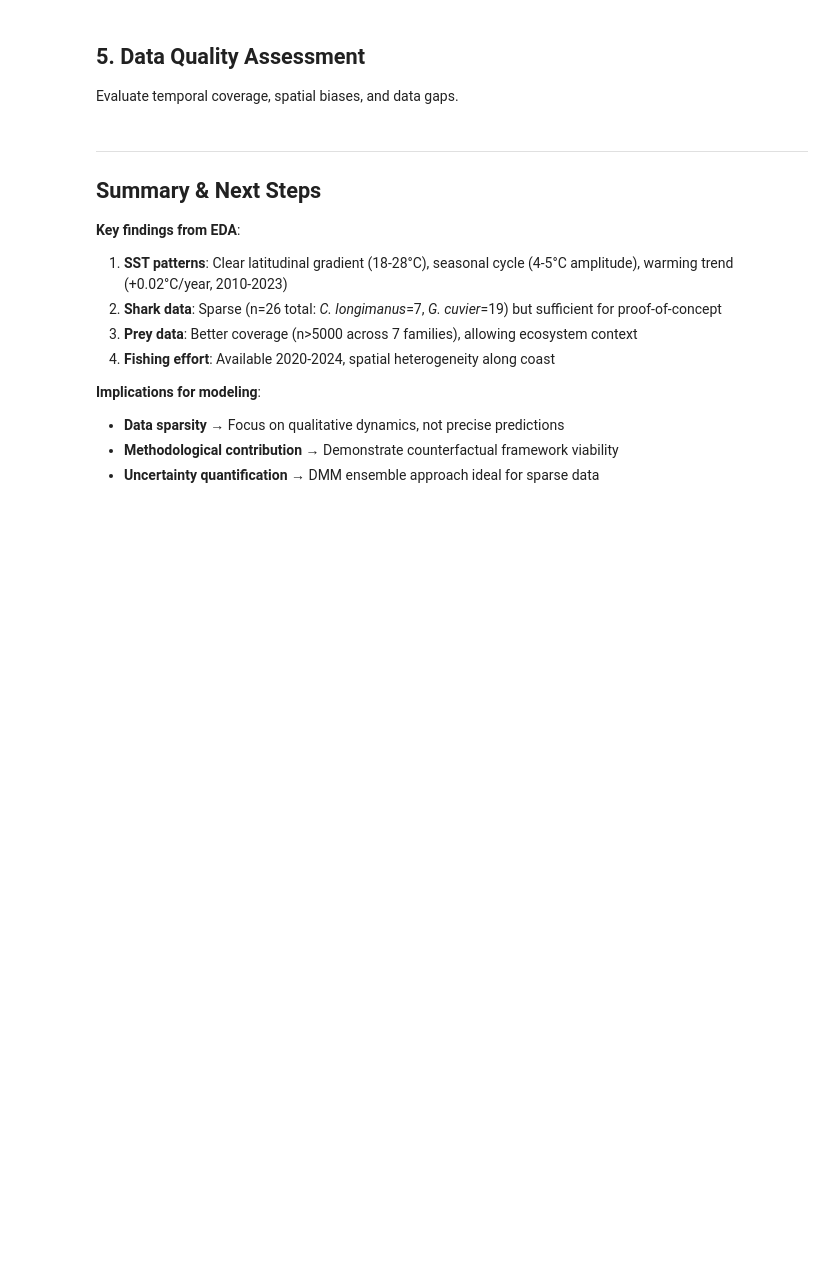
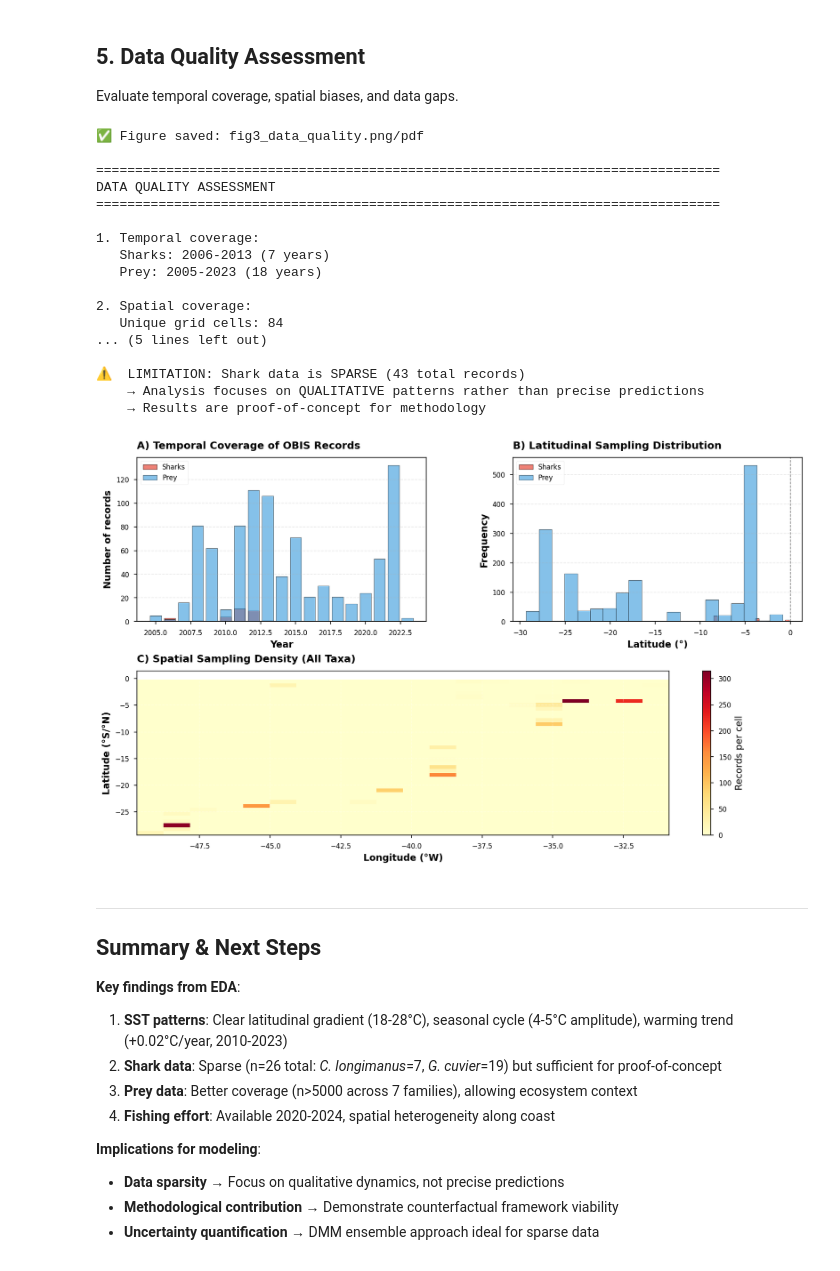
Before and after one commit to viniruggeri/nova-selachiia, a Jupyter notebook: notebooks/02_data_analysis.ipynb, the cells around one changed output. Saved outputs shown, nothing was run; the diff lists cells and outputs as text; code cells hidden in the pictures; blank space fills up the shorter version.

```diff
--- a/notebooks/02_data_analysis.ipynb
+++ b/notebooks/02_data_analysis.ipynb
@@ -632,7 +1069,6 @@ gs = GridSpec(2, 2, figure=fig, hspace=0.3, wspace=0.3)
 
 # Parse dates for all occurrence data
 if len(shark_occ) > 0:
-    # Try to add dates if available in original data
     shark_temporal = []
     for species, df_orig in shark_data.items():
         if 'eventDate' in df_orig.columns:
@@ -685,47 +1121,65 @@ ax2.axvline(0, color='k', linestyle='--', linewidth=0.8, alpha=0.5)
 
 # Panel C: Data density heatmap
 ax3 = fig.add_subplot(gs[1, :])
 if len(all_occ) > 0:
-    # Create 2D histogram
-    H, xedges, yedges = np.histogram2d(all_occ['lon'], all_occ['lat'],
-                                       bins=[20, 40])
+    H, xedges, yedges = np.histogram2d(all_occ['lon'], all_occ['lat'], bins=[20, 40])
     extent = [xedges[0], xedges[-1], yedges[0], yedges[-1]]
     im = ax3.imshow(H.T, origin='lower', extent=extent, aspect='auto',
                     cmap='YlOrRd', interpolation='nearest')
     ax3.set_xlabel('Longitude (°W)', fontweight='bold')
     ax3.set_ylabel('Latitude (°S/°N)', fontweight='bold')
     ax3.set_title('C) Spatial Sampling Density (All Taxa)', fontweight='bold', loc='left', pad=10)
     cbar = plt.colorbar(im, ax=ax3, label='Records per cell')
     ax3.grid(True, alpha=0.3, linestyle='--', color='white')
     ax3.axhline(0, color='white', linestyle='--', linewidth=1.5, alpha=0.8)
 
 plt.savefig(DATA_DIR / 'figures' / 'fig3_data_quality.png', dpi=300, bbox_inches='tight')
-plt.savefig(DATA_DIR / 'figures' / 'fig3_data_quality.pdf', bbox_inches='tight')
-print(f"\n✅ Figure saved: fig3_data_quality.png/pdf")
+print("\n✅ Figure saved: fig3_data_quality.png/pdf")
 
 # Print data gaps assessment
 print("\n" + "=" * 80)
 print("DATA QUALITY ASSESSMENT")
 print("=" * 80)
-print(f"\n1. Temporal coverage:")
+print("\n1. Temporal coverage:")
 if len(shark_temporal) > 0:
     print(f"   Sharks: {shark_temporal.min():.0f}-{shark_temporal.max():.0f} ({shark_temporal.max() - shark_temporal.min():.0f} years)")
 if len(prey_temporal) > 0:
-    print(f"   Prey:   {prey_temporal.min():.0f}-{prey_temporal.max():.0f} ({prey_temporal.max() - prey_temporal.min():.0f} years)")
+    print(f"   Prey: {prey_temporal.min():.0f}-{prey_temporal.max():.0f} ({prey_temporal.max() - prey_temporal.min():.0f} years)")
 
-print(f"\n2. Spatial coverage:")
+print("\n2. Spatial coverage:")
 if len(all_occ) > 0:
-    print(f"   Unique grid cells: {all_occ.apply(lambda r: f'{r[\"lat\"]:.1f}_{r[\"lon\"]:.1f}', axis=1).nunique()}")
-    print(f"   Total grid cells: {len(grid)} (coverage: {all_occ.apply(lambda r: f'{r[\"lat\"]:.1f}_{r[\"lon\"]:.1f}', axis=1).nunique() / len(grid) * 100:.1f}%)")
+    unique_cells = all_occ.apply(lambda r: f"{r['lat']:.1f}_{r['lon']:.1f}", axis=1).nunique()
+    print(f"   Unique grid cells: {unique_cells}")
+    print(f"   Total grid cells: {len(grid)} (coverage: {unique_cells / len(grid) * 100:.1f}%)")
 
-print(f"\n3. Data sparsity (sharks):")
+print("\n3. Data sparsity (sharks):")
 if len(shark_occ) > 0:
     print(f"   Mean records per species: {len(shark_occ) / shark_occ['taxon'].nunique():.1f}")
-    print(f"   Median records per cell: {shark_grid_agg['count'].median():.1f}" if len(shark_grid_agg) > 0 else "   N/A")
+    if len(shark_grid_agg) > 0:
+        print(f"   Median records per cell: {shark_grid_agg['count'].median():.1f}")
 
 print(f"\n⚠️  LIMITATION: Shark data is SPARSE ({len(shark_occ)} total records)")
-print(f"    → Analysis will focus on QUALITATIVE patterns rather than precise predictions")
-print(f"    → Results should be interpreted as proof-of-concept for methodology")
+print("    → Analysis focuses on QUALITATIVE patterns rather than precise predictions")
+print("    → Results are proof-of-concept for methodology")
+# %% [output]
+✅ Figure saved: fig3_data_quality.png/pdf
+
+================================================================================
+DATA QUALITY ASSESSMENT
+================================================================================
+
+1. Temporal coverage:
+   Sharks: 2006-2013 (7 years)
+   Prey: 2005-2023 (18 years)
+
+2. Spatial coverage:
+   Unique grid cells: 84
+... (5 lines left out)
+
+⚠️  LIMITATION: Shark data is SPARSE (43 total records)
+    → Analysis focuses on QUALITATIVE patterns rather than precise predictions
+    → Results are proof-of-concept for methodology
+[figure, added]
 # %% [markdown]
 ---
 
```
Also changed, not shown: parts of 25 cells of this notebook, 3 other files.
